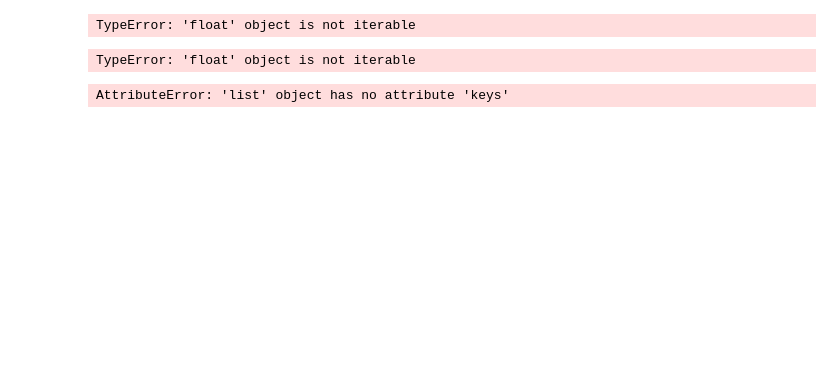
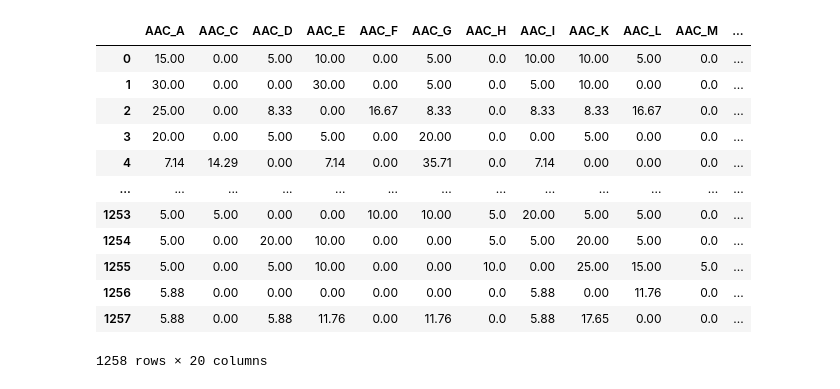
Before and after one commit to TrungLee2020/classifification-peptit, a Jupyter notebook: PreAIPs.ipynb, the cells around one changed output. Cells and saved outputs as stored; diff of their text form; code cells hidden in the pictures; blank space fills up the shorter version.

```diff
--- a/PreAIPs.ipynb
+++ b/PreAIPs.ipynb
@@ -16,10 +12,0 @@ from iFeature.codes import *
-# %%
-from iFeature.codes.AAC import AAC
-def aac(input):
-    a = input.rstrip('txt')
-    out = a + 'aac.csv'
-    df_out = AAC(input)
-    df_in = pd.read_csv(out)
-    return df_in
-
-aac('datas/AIP/Ind-negative.txt')
@@ -152,42 +12,0 @@ from iFeature.codes import AAC
-# %%
-# Amino acid composition (AAC)
-
-from Pfeature.Pfeature.Pfeature.pfeature import aac_wp
-
-def aac(input):
-  a = input.rstrip('txt')
-  output = a + 'aac.csv'
-  df_out = aac_wp(input, output)
-  df_in = pd.read_csv(output)
-  return df_in
-
-aac('original/pos_training.txt')
-# %% [output]
-TypeError: 'float' object is not iterable
-# %%
-
-def feature_calc(po, ne, feature_name):
-  # Calculate feature
-  po_feature = feature_name(po)
-  ne_feature = feature_name(ne)
-  # Create class labels
-  po_class = pd.Series(['positive' for i in range(len(po_feature))])
-  ne_class = pd.Series(['negative' for i in range(len(ne_feature))])
-  # Combine po and ne
-  po_ne_class = pd.concat([po_class, ne_class], axis=0)
-  po_ne_class.name = 'class'
-  po_ne_feature = pd.concat([po_feature, ne_feature], axis=0)
-  # Combine feature and class
-  df = pd.concat([po_ne_feature, po_ne_class], axis=1)
-  return df
-
-feature = feature_calc(pos, neg, aac) # AAC
-#feature = feature_calc(pos, neg, dpc) # DPC
-feature
-# %% [output]
-TypeError: 'float' object is not iterable
-# %%
-pos=open('original/pos_training.txt', 'r').readlines()
-pos.keys()
-# %% [output]
-AttributeError: 'list' object has no attribute 'keys'
@@ -193,0 +16,26 @@ AttributeError: 'list' object has no attribute 'keys'
+# %%
+# Amino acid composition (AAC)
+
+from Pfeature.Pfeature.Pfeature.pfeature import aac_wp
+
+def aac(input):
+  a = input.rstrip('txt')
+  output = a + 'aac.csv'
+  df_out = aac_wp(input, output)
+  df_in = pd.read_csv(output)
+  return df_in
+aac('datas/AIP/benchmarking-positive.txt')
+# %% [output]
+|  | AAC_A | AAC_C | AAC_D | AAC_E | AAC_F | AAC_G | AAC_H | AAC_I | AAC_K | AAC_L | AAC_M | ... |
+| 0 | 15.00 | 0.00 | 5.00 | 10.00 | 0.00 | 5.00 | 0.0 | 10.00 | 10.00 | 5.00 | 0.0 | ... |
+| 1 | 30.00 | 0.00 | 0.00 | 30.00 | 0.00 | 5.00 | 0.0 | 5.00 | 10.00 | 0.00 | 0.0 | ... |
+| 2 | 25.00 | 0.00 | 8.33 | 0.00 | 16.67 | 8.33 | 0.0 | 8.33 | 8.33 | 16.67 | 0.0 | ... |
+| 3 | 20.00 | 0.00 | 5.00 | 5.00 | 0.00 | 20.00 | 0.0 | 0.00 | 5.00 | 0.00 | 0.0 | ... |
+| 4 | 7.14 | 14.29 | 0.00 | 7.14 | 0.00 | 35.71 | 0.0 | 7.14 | 0.00 | 0.00 | 0.0 | ... |
+| ... | ... | ... | ... | ... | ... | ... | ... | ... | ... | ... | ... | ... |
+| 1253 | 5.00 | 5.00 | 0.00 | 0.00 | 10.00 | 10.00 | 5.0 | 20.00 | 5.00 | 5.00 | 0.0 | ... |
+| 1254 | 5.00 | 0.00 | 20.00 | 10.00 | 0.00 | 0.00 | 5.0 | 5.00 | 20.00 | 5.00 | 0.0 | ... |
+| 1255 | 5.00 | 0.00 | 5.00 | 10.00 | 0.00 | 0.00 | 10.0 | 0.00 | 25.00 | 15.00 | 5.0 | ... |
+| 1256 | 5.88 | 0.00 | 0.00 | 0.00 | 0.00 | 0.00 | 0.0 | 5.88 | 0.00 | 11.76 | 0.0 | ... |
+| 1257 | 5.88 | 0.00 | 5.88 | 11.76 | 0.00 | 11.76 | 0.0 | 5.88 | 17.65 | 0.00 | 0.0 | ... |
+1258 rows × 20 columns
```
Also changed, not shown: parts of 41 cells of this notebook.
